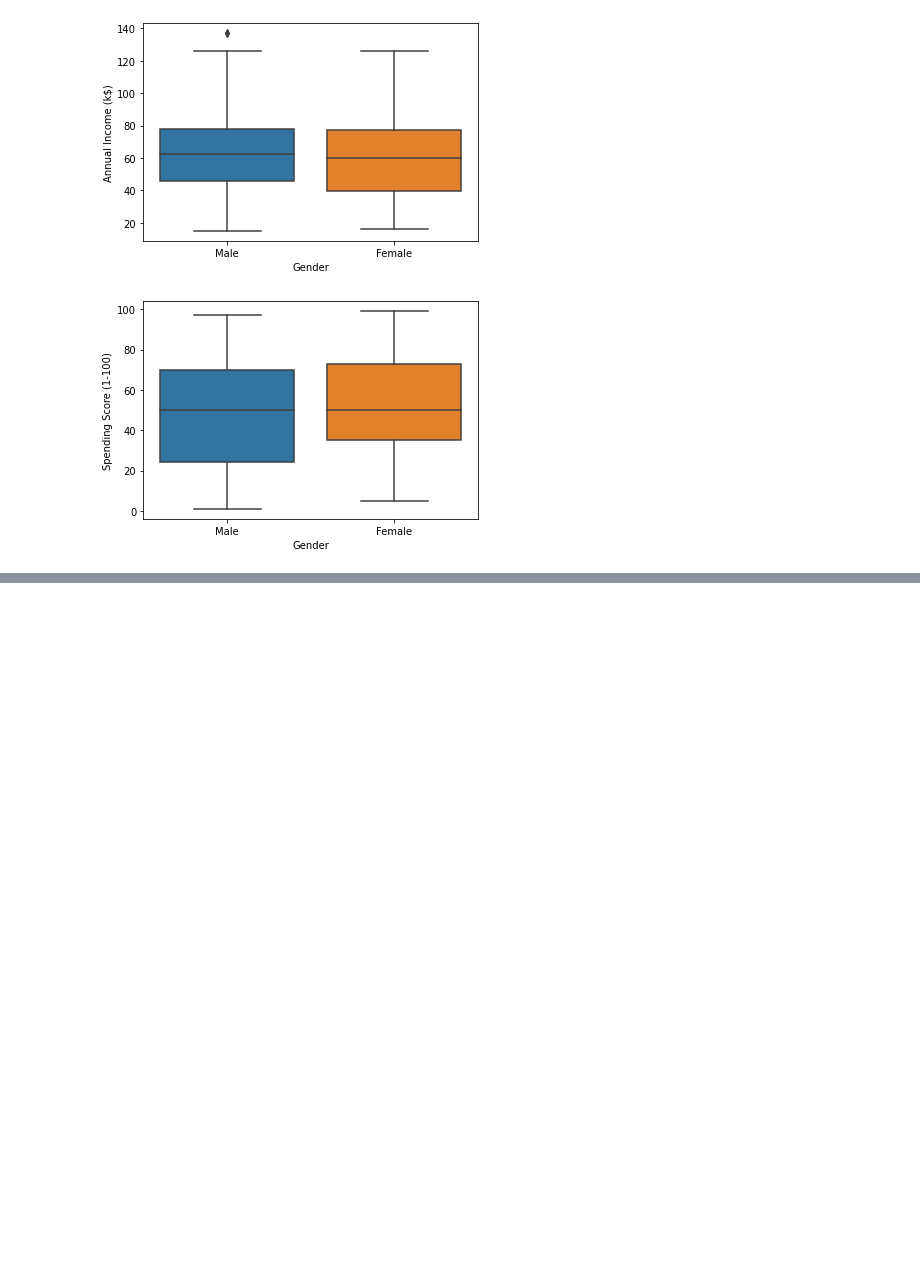
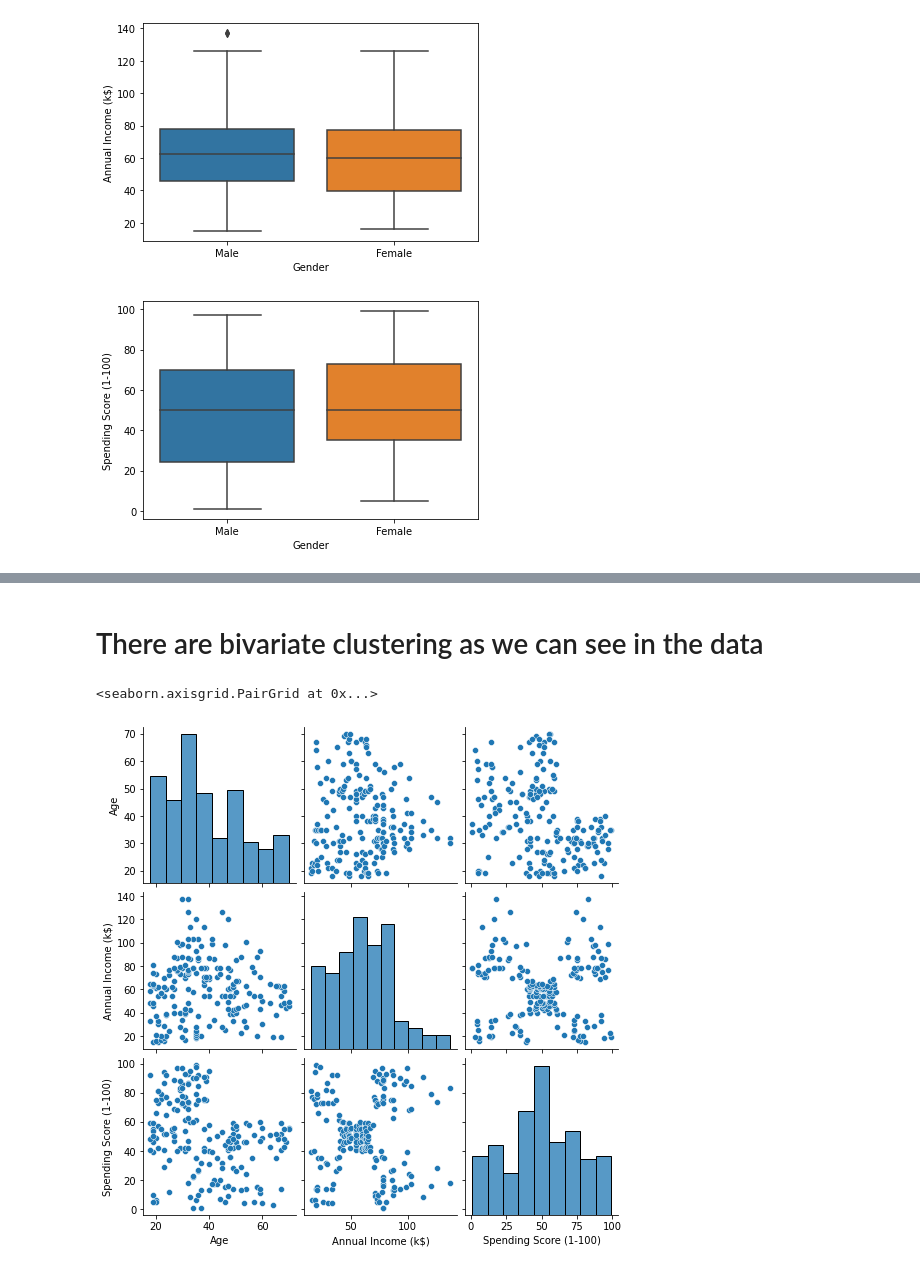
Before and after one commit to drigger091/Customer_segmentation-with-python, a Jupyter notebook: main.ipynb, the cells around one changed output, grey strips where cells are left out. Cells and saved outputs as stored; diff of their text form; code cells hidden in the pictures; blank space fills up the shorter version.

```diff
--- a/main.ipynb
+++ b/main.ipynb
@@ -118,0 +136,8 @@ for col in columns:
+# %% [markdown]
+# There are bivariate clustering as we can see in the data
+# %%
+df1 = df.drop('CustomerID',axis= 1)
+sns.pairplot(df1)
+# %% [output]
+<seaborn.axisgrid.PairGrid at 0x...>
+[figure, added]
```
Also changed, not shown: parts of 3 cells of this notebook.
